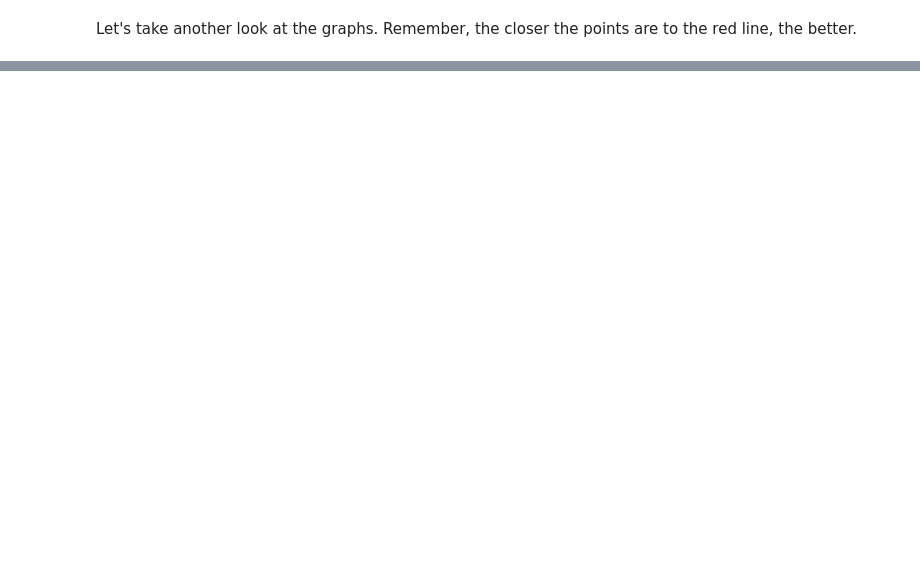
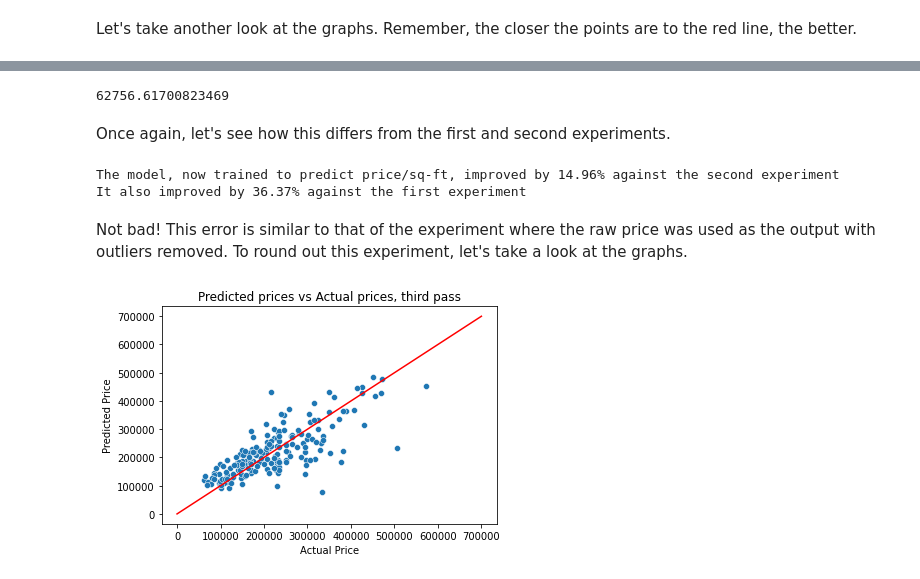
Before and after one commit to schledererj/cs6340-project-2, a Jupyter notebook: CS6340_Lab_2.ipynb, the cells around one changed output, grey strips where cells are left out. Cells and saved outputs as stored; diff of their text form; code cells hidden in the pictures; blank space fills up the shorter version.

```diff
--- a/CS6340_Lab_2.ipynb
+++ b/CS6340_Lab_2.ipynb
@@ -397,0 +453,5 @@ A quick visual inspection shows that both plots have fewer points farther away f
+# %%
+testing_prices_per_sqft_actual_predict['sq__ft'] = testing_sqft
+testing_prices_per_sqft_actual_predict['actual_price'] = testing_prices
+testing_prices_per_sqft_actual_predict['predicted_price'] = testing_prices_per_sqft_actual_predict['predicted_price_per_sqft'] * testing_prices_per_sqft_actual_predict['sq__ft']
+testing_prices_per_sqft_actual_predict.head()
@@ -397,0 +465,32 @@ A quick visual inspection shows that both plots have fewer points farther away f
+# %%
+actual_prices = testing_prices_per_sqft_actual_predict['actual_price']
+predicted_prices = testing_prices_per_sqft_actual_predict['predicted_price']
+error_pass_3 = sqrt(mean_squared_error(actual_prices, predicted_prices))
+error_pass_3
+# %% [output]
+62756.61700823469
+# %% [markdown]
+Once again, let's see how this differs from the first and second experiments.
+# %%
+percent_change = (error_pass_2 - error_pass_3) / error_pass_2 * 100
+print("The model, now trained to predict price/sq-ft, improved by {:.2f}% against the second experiment".format(percent_change))
+
+percent_change = (error_pass_1 - error_pass_3) / error_pass_1 * 100
+print("It also improved by {:.2f}% against the first experiment".format(percent_change))
+# %% [output]
+The model, now trained to predict price/sq-ft, improved by 14.96% against the second experiment
+It also improved by 36.37% against the first experiment
+# %% [markdown]
+Not bad! This error is similar to that of the experiment where the raw price was used as the output with outliers removed. To round out this experiment, let's take a look at the graphs.
+# %%
+sns.scatterplot(x=actual_prices, y=predicted_prices)
+
+X_plot = numpy.linspace(0, 7e5, 10)
+Y_plot = X_plot
+plt.plot(X_plot, Y_plot, color='red')
+plt.xlabel("Actual Price")
+plt.ylabel("Predicted Price")
+plt.title("Predicted prices vs Actual prices, third pass")
+plt.show()
+# %% [output]
+[figure, added]
```
Also changed, not shown: parts of 16 cells of this notebook.
